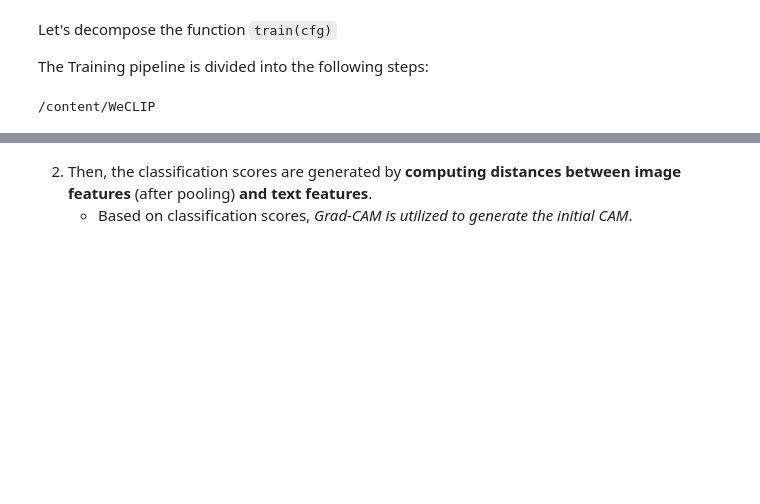
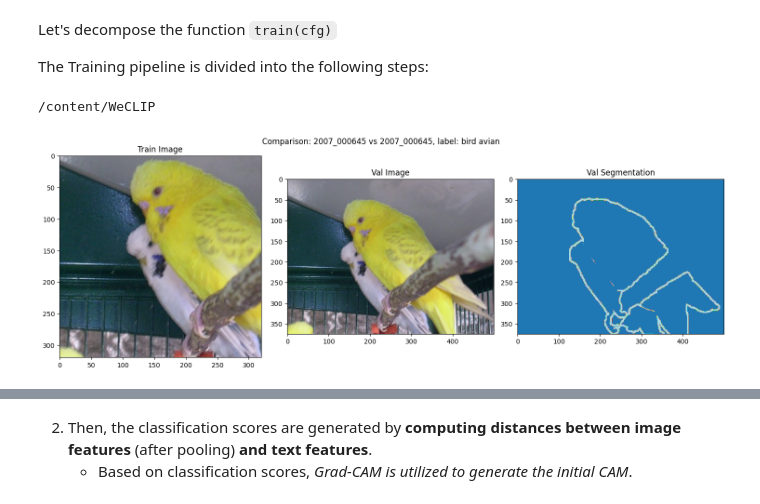
Before and after one commit to giuseppecurci/Advanced-CV-Project, a Jupyter notebook: frozenCLIP_andrea.ipynb, the cells around one changed output, grey strips where cells are left out. Cells and saved outputs as stored; diff of their text form; code cells hidden in the pictures; blank space fills up the shorter version.

```diff
--- a/frozenCLIP_andrea.ipynb
+++ b/frozenCLIP_andrea.ipynb
@@ -192,18 +182,19 @@ def setup_logger(filename='test.log'):
     cHandler.setFormatter(logFormatter)
     logger.addHandler(cHandler)
 # %%
-#@title settings
+#@title Configuration
 
 %cd /content/
 
 import argparse
 import datetime
+import os
 
 import torch
 from omegaconf import OmegaConf     # YAML based hierarchical configuration system
 
 args = {
-    "config": "/content/WeCLIP/configs/voc_attn_reg.yaml",
+    "config": "WeCLIP/configs/voc_attn_reg.yaml",
     "seg_detach": False,
     "work_dir": None,
     "radius": 8,
@@ -300,3 +342,9 @@ val_loader = DataLoader(val_dataset,
 # %% [output]
 /content/WeCLIP
+# %%
+index = 20
+
+visualize_dataset_comparison(index)
+# %% [output]
+[figure, added]
 # %%
```
Also changed, not shown: parts of 15 cells of this notebook.
